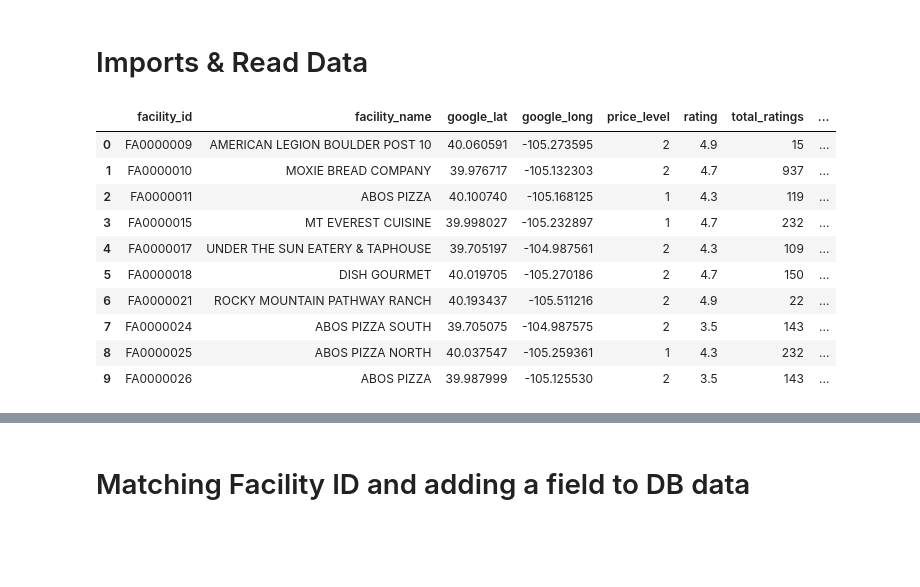
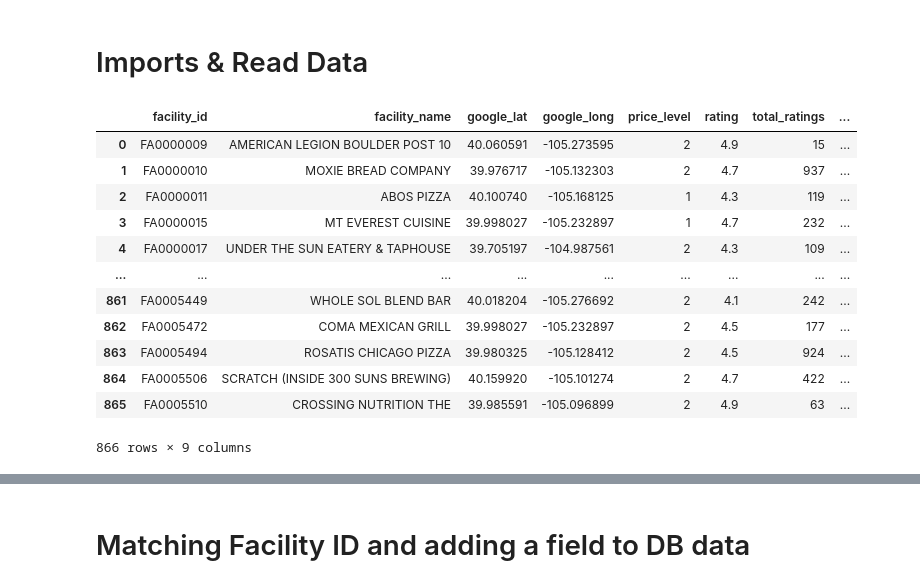
Before and after one commit to kchavez05/boulder-co-health, a Jupyter notebook: Data_Prep/Tableau_cities.ipynb, the cells around one changed output, grey strips where cells are left out. Drawn from its saved outputs; the diff is of its cells as text; code cells hidden in the pictures; blank space fills up the shorter version.

```diff
--- a/Data_Prep/Tableau_cities.ipynb
+++ b/Data_Prep/Tableau_cities.ipynb
@@ -8,18 +11,20 @@ import csv
 # %%
 #Read the CSV & Create DF
-facilities_no_cities = pd.read_csv("tableau_facility_data.csv")
-facilities_no_cities.head(10)
+facilities_no_cities = pd.read_csv("Export/tableau_facility_data.csv")
+facilities_no_cities
 # %% [output]
 |  | facility_id | facility_name | google_lat | google_long | price_level | rating | total_ratings | ... |
 | 0 | FA0000009 | AMERICAN LEGION BOULDER POST 10 | 40.060591 | -105.273595 | 2 | 4.9 | 15 | ... |
 | 1 | FA0000010 | MOXIE BREAD COMPANY | 39.976717 | -105.132303 | 2 | 4.7 | 937 | ... |
 | 2 | FA0000011 | ABOS PIZZA | 40.100740 | -105.168125 | 1 | 4.3 | 119 | ... |
 | 3 | FA0000015 | MT EVEREST CUISINE | 39.998027 | -105.232897 | 1 | 4.7 | 232 | ... |
 | 4 | FA0000017 | UNDER THE SUN EATERY & TAPHOUSE | 39.705197 | -104.987561 | 2 | 4.3 | 109 | ... |
-| 5 | FA0000018 | DISH GOURMET | 40.019705 | -105.270186 | 2 | 4.7 | 150 | ... |
-| 6 | FA0000021 | ROCKY MOUNTAIN PATHWAY RANCH | 40.193437 | -105.511216 | 2 | 4.9 | 22 | ... |
-| 7 | FA0000024 | ABOS PIZZA SOUTH | 39.705075 | -104.987575 | 2 | 3.5 | 143 | ... |
-| 8 | FA0000025 | ABOS PIZZA NORTH | 40.037547 | -105.259361 | 1 | 4.3 | 232 | ... |
-| 9 | FA0000026 | ABOS PIZZA | 39.987999 | -105.125530 | 2 | 3.5 | 143 | ... |
+| ... | ... | ... | ... | ... | ... | ... | ... | ... |
+| 861 | FA0005449 | WHOLE SOL BLEND BAR | 40.018204 | -105.276692 | 2 | 4.1 | 242 | ... |
+| 862 | FA0005472 | COMA MEXICAN GRILL | 39.998027 | -105.232897 | 2 | 4.5 | 177 | ... |
+| 863 | FA0005494 | ROSATIS CHICAGO PIZZA | 39.980325 | -105.128412 | 2 | 4.5 | 924 | ... |
+| 864 | FA0005506 | SCRATCH (INSIDE 300 SUNS BREWING) | 40.159920 | -105.101274 | 2 | 4.7 | 422 | ... |
+| 865 | FA0005510 | CROSSING NUTRITION THE | 39.985591 | -105.096899 | 2 | 4.9 | 63 | ... |
+866 rows × 9 columns
 # %%
 #Read cleaned data with city information
```
Also changed, not shown: parts of 11 cells of this notebook, 8 other files.
